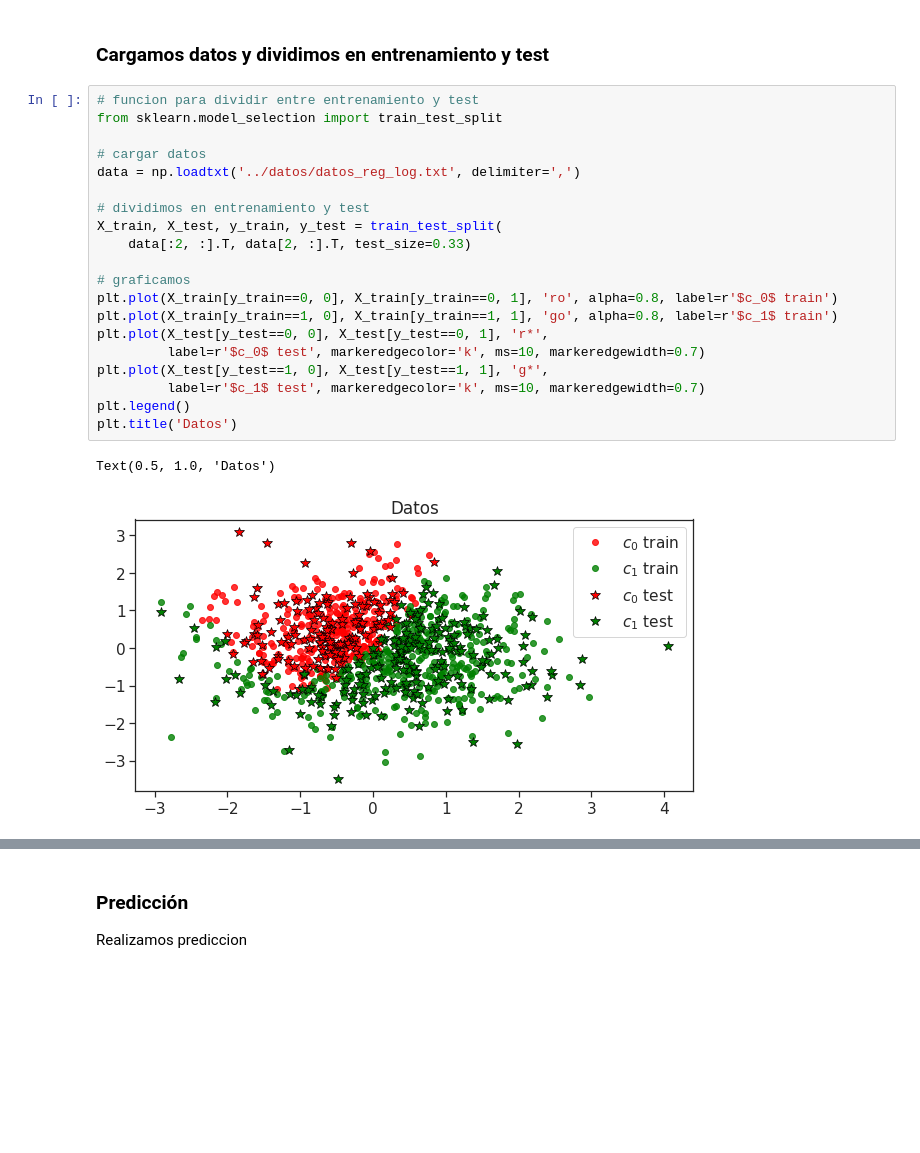
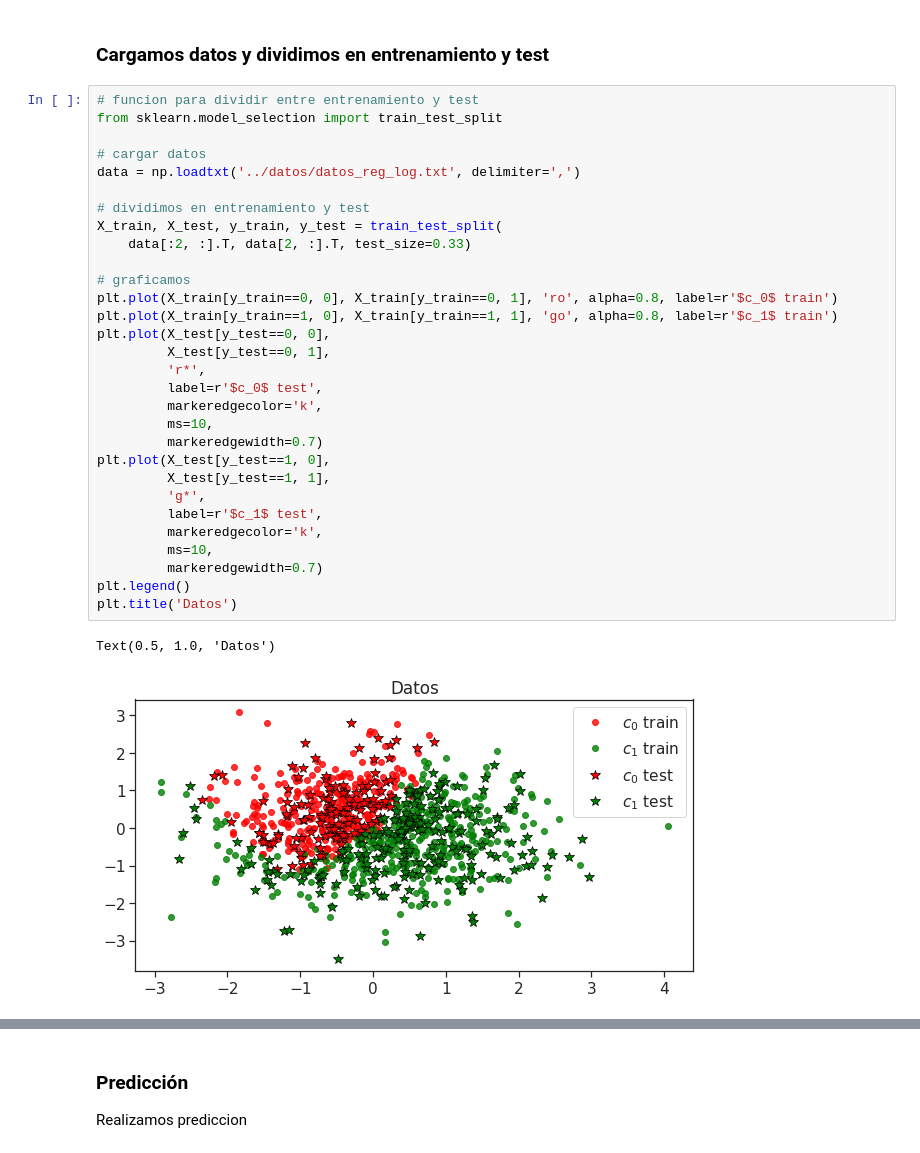
Before and after one commit to GAMES-UChile/Curso-Aprendizaje-de-Maquinas, a Jupyter notebook: demos/Cap3_Regresion_logistica.ipynb, the cells around one changed output, grey strips where cells are left out. Saved outputs shown, nothing was run; the diff lists cells and outputs as text; blank space fills up the shorter version.

```diff
--- a/demos/Cap3_Regresion_logistica.ipynb
+++ b/demos/Cap3_Regresion_logistica.ipynb
@@ -46,26 +43,36 @@ plt.rcParams['figure.figsize'] = (10, 5)
 # %%
 # funcion para dividir entre entrenamiento y test
 from sklearn.model_selection import train_test_split
 
 # cargar datos
 data = np.loadtxt('../datos/datos_reg_log.txt', delimiter=',')
 
 # dividimos en entrenamiento y test
 X_train, X_test, y_train, y_test = train_test_split(
     data[:2, :].T, data[2, :].T, test_size=0.33)
 
 # graficamos
 plt.plot(X_train[y_train==0, 0], X_train[y_train==0, 1], 'ro', alpha=0.8, label=r'$c_0$ train')
 plt.plot(X_train[y_train==1, 0], X_train[y_train==1, 1], 'go', alpha=0.8, label=r'$c_1$ train')
-plt.plot(X_test[y_test==0, 0], X_test[y_test==0, 1], 'r*',
-         label=r'$c_0$ test', markeredgecolor='k', ms=10, markeredgewidth=0.7)
-plt.plot(X_test[y_test==1, 0], X_test[y_test==1, 1], 'g*',
-         label=r'$c_1$ test', markeredgecolor='k', ms=10, markeredgewidth=0.7)
+plt.plot(X_test[y_test==0, 0],
+         X_test[y_test==0, 1],
+         'r*',
+         label=r'$c_0$ test',
+         markeredgecolor='k',
+         ms=10,
+         markeredgewidth=0.7)
+plt.plot(X_test[y_test==1, 0],
+         X_test[y_test==1, 1],
+         'g*',
+         label=r'$c_1$ test',
+         markeredgecolor='k',
+         ms=10,
+         markeredgewidth=0.7)
 plt.legend()
 plt.title('Datos')
 # %% [output]
 Text(0.5, 1.0, 'Datos')
-[figure, old version]
+[figure, new version]
 # %% [markdown]
 ## Opcion 1: Hecho a mano
 
```
Also changed, not shown: parts of 12 cells of this notebook, 1 other file.
